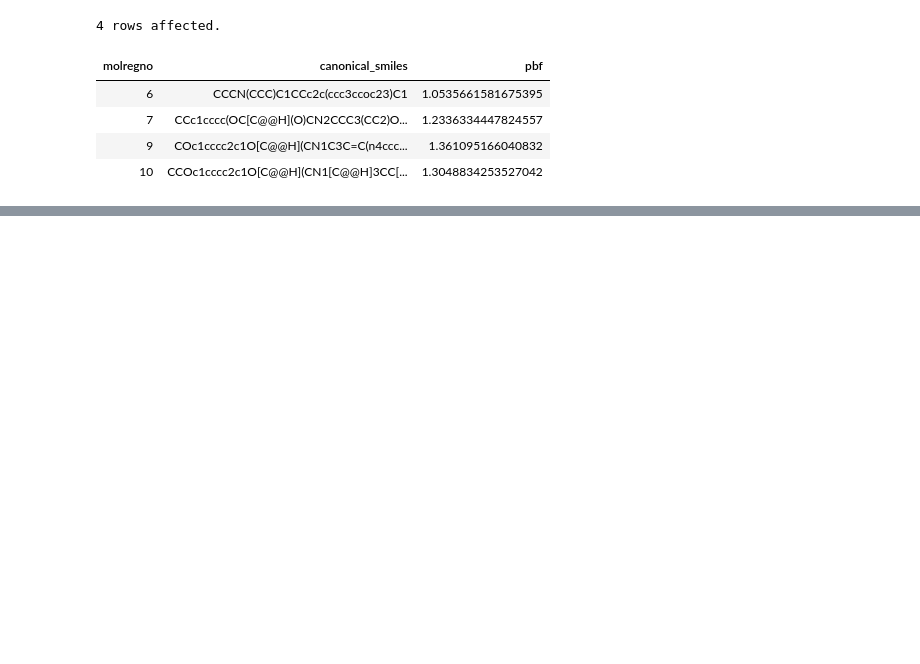
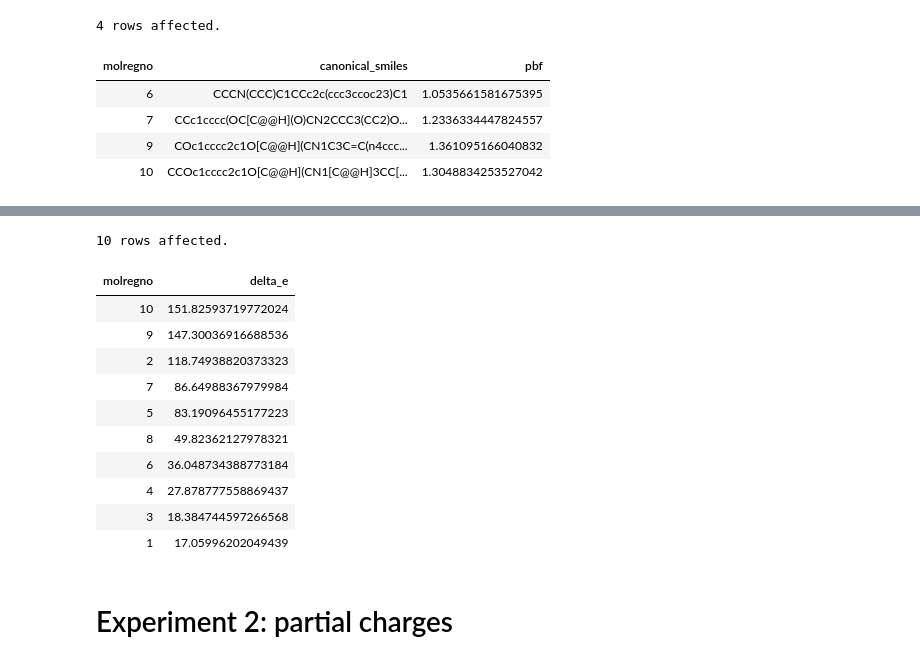
Before and after one commit to rinikerlab/lightweight-registration, a Jupyter notebook: demos/02_computational_experiment_1.ipynb, the cells around one changed output, grey strips where cells are left out. Saved outputs shown, nothing was run; the diff lists cells and outputs as text; code cells hidden in the pictures; blank space fills up the shorter version.

```diff
--- a/demos/02_computational_experiment_1.ipynb
+++ b/demos/02_computational_experiment_1.ipynb
@@ -188,0 +271,21 @@ str(uid)
+# %%
+%sql postgresql://localhost/lwreg_experiments_demo \
+  select molregno,max(E::float)-min(E::float) delta_E from experiments.data,\
+    jsonb_array_elements(data->'MMFF94s_energies') with ordinality arr(E,idx) \
+    where expt_uid=:cg_expt_uid group by molregno \
+        order by delta_E desc;
+# %% [output]
+10 rows affected.
+| molregno | delta_e |
+| 10 | 151.82593719772024 |
+| 9 | 147.30036916688536 |
+| 2 | 118.74938820373323 |
+| 7 | 86.64988367979984 |
+| 5 | 83.19096455177223 |
+| 8 | 49.82362127978321 |
+| 6 | 36.048734388773184 |
+| 4 | 27.878777558869437 |
+| 3 | 18.384744597266568 |
+| 1 | 17.05996202049439 |
+# %% [markdown]
+# Experiment 2: partial charges
```
Also changed, not shown: parts of 33 cells of this notebook.
